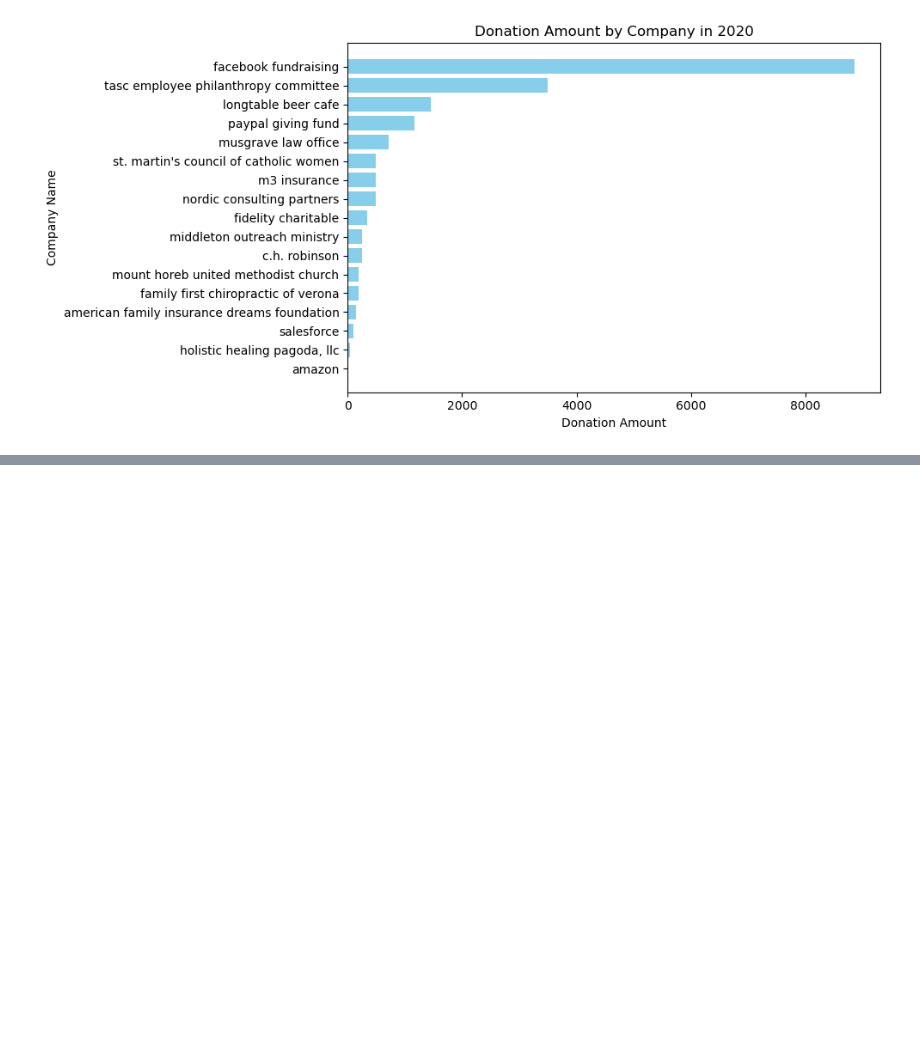
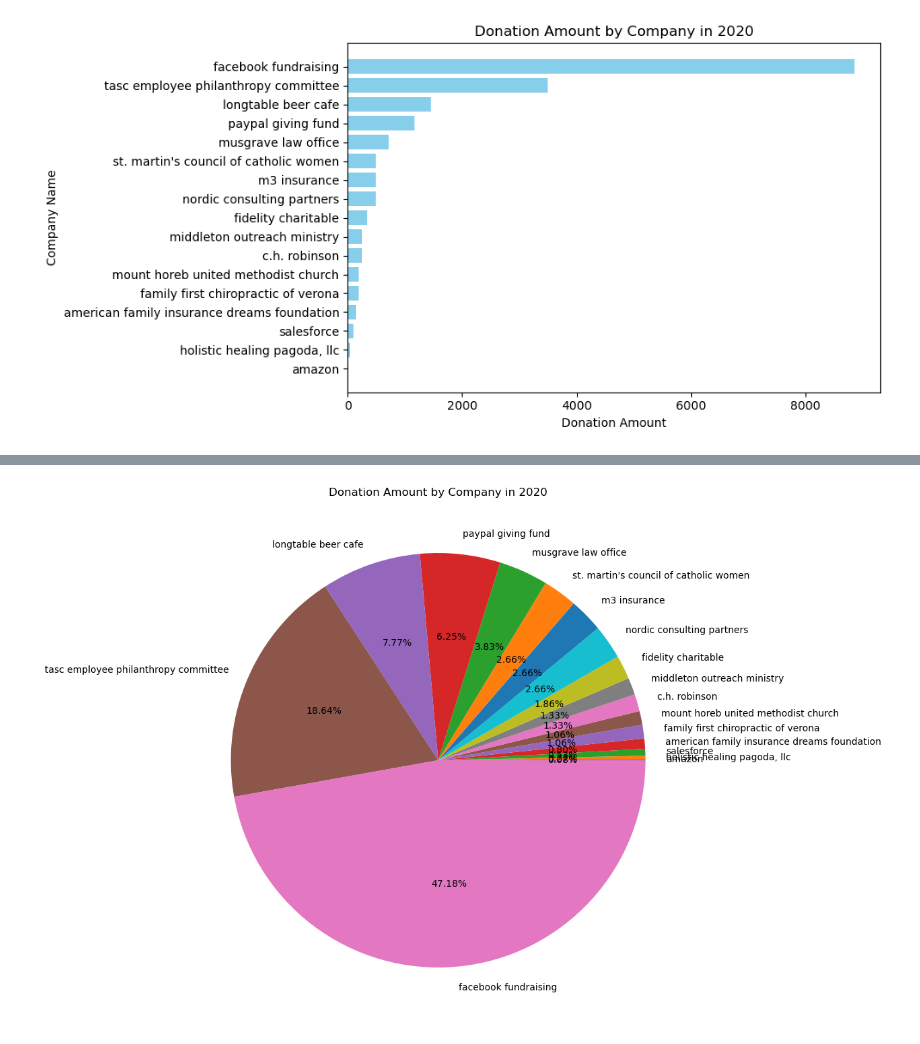
Before and after one commit to GauravChopra9/Biokind, a Jupyter notebook: companies_analysis.ipynb, the cells around one changed output, grey strips where cells are left out. Cells and saved outputs as stored; diff of their text form; code cells hidden in the pictures; blank space fills up the shorter version.

```diff
--- a/companies_analysis.ipynb
+++ b/companies_analysis.ipynb
@@ -73 +124,5 @@ plot_company_donations(FILE_PATHS[0], 2020)
+# %%
+piechart_company_donations(FILE_PATHS[0], 'Donation Amount by Company in 2020')
+# %% [output]
+[figure, added]
 # %%
```
Also changed, not shown: parts of 11 cells of this notebook, 17 other files.
